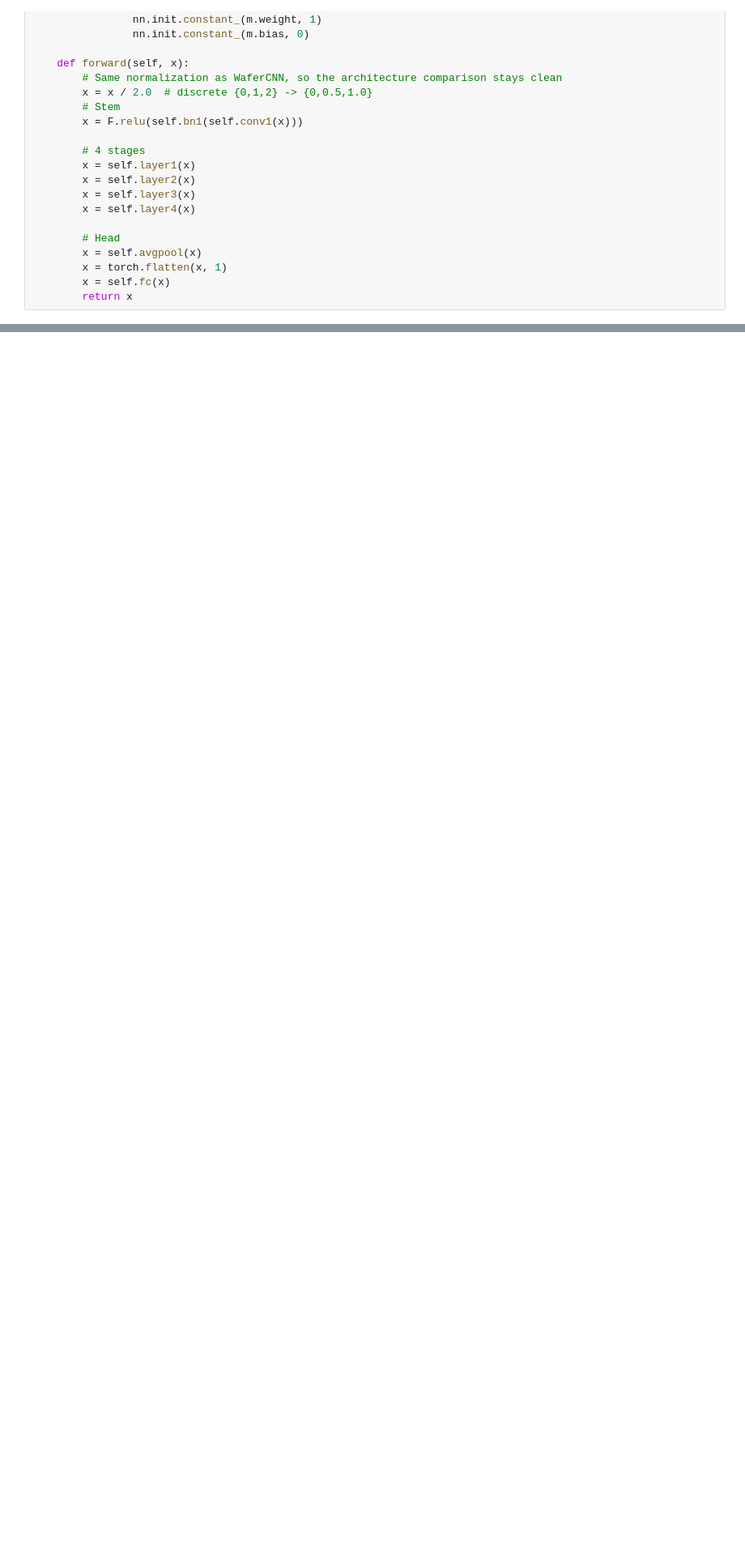
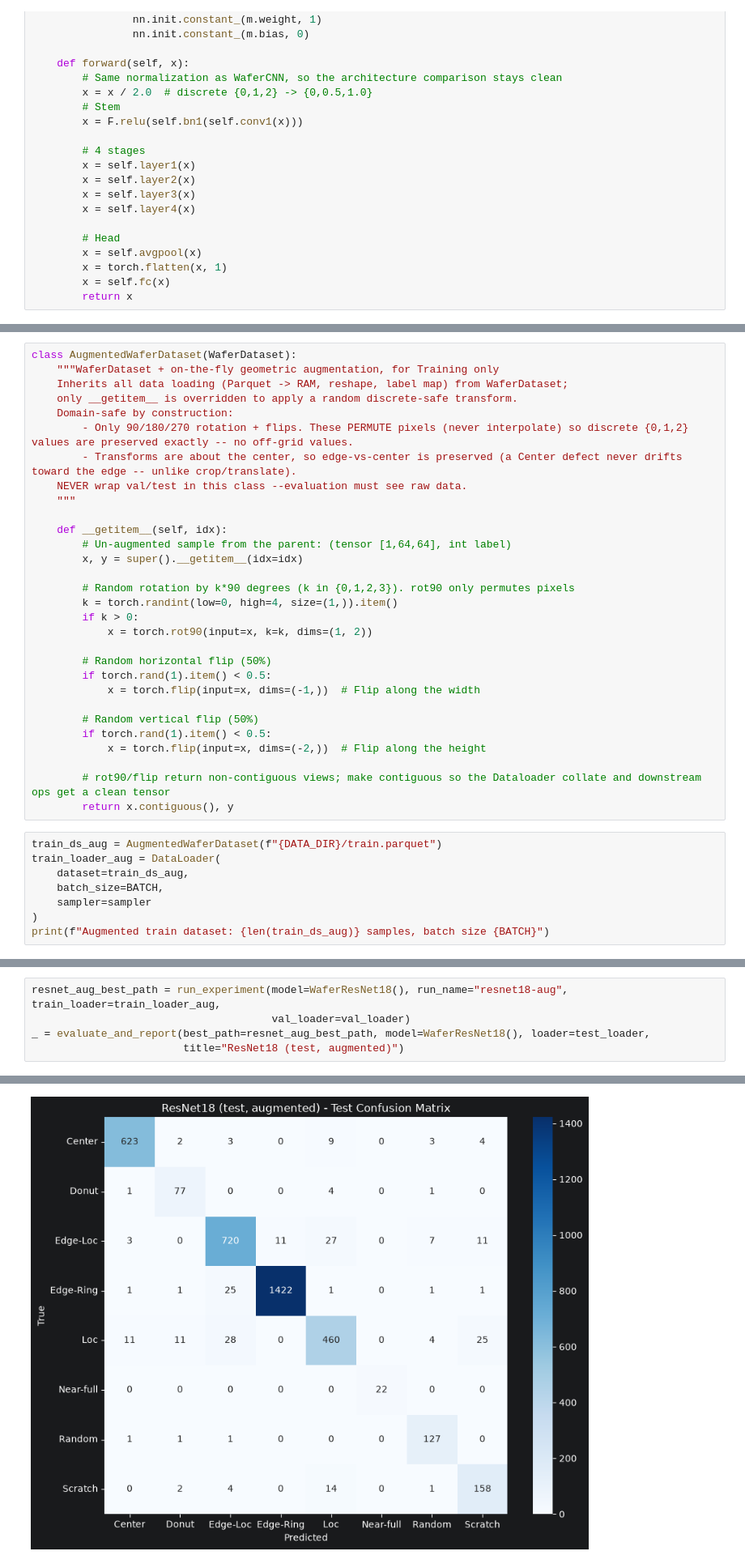
Before and after one commit to pqtrng/wm811k-defect-detection, a Jupyter notebook: notebooks/03_train.ipynb, the cells around one changed output, grey strips where cells are left out. Shown at 81% size. Saved outputs shown, nothing was run; the diff lists cells and outputs as text; blank space fills up the shorter version.

```diff
--- a/notebooks/03_train.ipynb
+++ b/notebooks/03_train.ipynb
@@ -1024,0 +858,38 @@ weighted avg      0.922     0.921     0.921      3828
+# %%
+class AugmentedWaferDataset(WaferDataset):
+    """WaferDataset + on-the-fly geometric augmentation, for Training only
+    Inherits all data loading (Parquet -> RAM, reshape, label map) from WaferDataset;
+    only __getitem__ is overridden to apply a random discrete-safe transform.
+    Domain-safe by construction:
+        - Only 90/180/270 rotation + flips. These PERMUTE pixels (never interpolate) so discrete {0,1,2} values are preserved exactly -- no off-grid values.
+        - Transforms are about the center, so edge-vs-center is preserved (a Center defect never drifts toward the edge -- unlike crop/translate).
+    NEVER wrap val/test in this class --evaluation must see raw data.
+    """
+
+    def __getitem__(self, idx):
+        # Un-augmented sample from the parent: (tensor [1,64,64], int label)
+        x, y = super().__getitem__(idx=idx)
+
+        # Random rotation by k*90 degrees (k in {0,1,2,3}). rot90 only permutes pixels
+        k = torch.randint(low=0, high=4, size=(1,)).item()
+        if k > 0:
+            x = torch.rot90(input=x, k=k, dims=(1, 2))
+
+        # Random horizontal flip (50%)
+        if torch.rand(1).item() < 0.5:
+            x = torch.flip(input=x, dims=(-1,))  # Flip along the width
+
+        # Random vertical flip (50%)
+        if torch.rand(1).item() < 0.5:
+            x = torch.flip(input=x, dims=(-2,))  # Flip along the height
+
+        # rot90/flip return non-contiguous views; make contiguous so the Dataloader collate and downstream ops get a clean tensor
+        return x.contiguous(), y
+# %%
+train_ds_aug = AugmentedWaferDataset(f"{DATA_DIR}/train.parquet")
+train_loader_aug = DataLoader(
+    dataset=train_ds_aug,
+    batch_size=BATCH,
+    sampler=sampler
+)
+print(f"Augmented train dataset: {len(train_ds_aug)} samples, batch size {BATCH}")
@@ -1024,0 +898,6 @@ weighted avg      0.922     0.921     0.921      3828
+# %%
+resnet_aug_best_path = run_experiment(model=WaferResNet18(), run_name="resnet18-aug", train_loader=train_loader_aug,
+                                      val_loader=val_loader)
+_ = evaluate_and_report(best_path=resnet_aug_best_path, model=WaferResNet18(), loader=test_loader,
+                        title="ResNet18 (test, augmented)")
+# %% [output]
@@ -1024,0 +921 @@ weighted avg      0.922     0.921     0.921      3828
+[figure, added]
```
Also changed, not shown: parts of 13 cells of this notebook, 5 other files.
